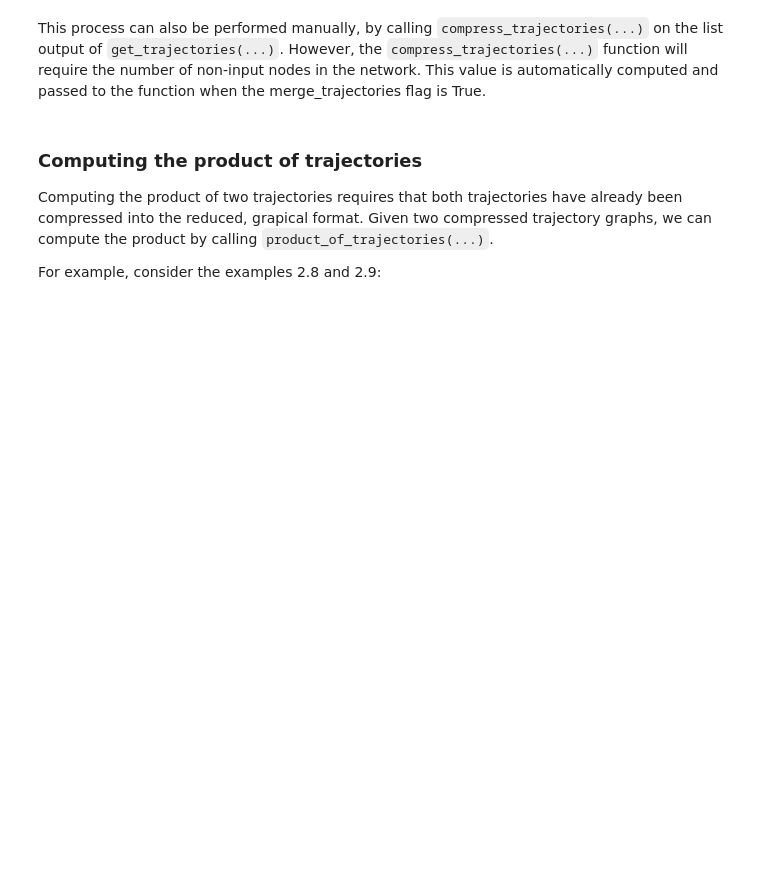
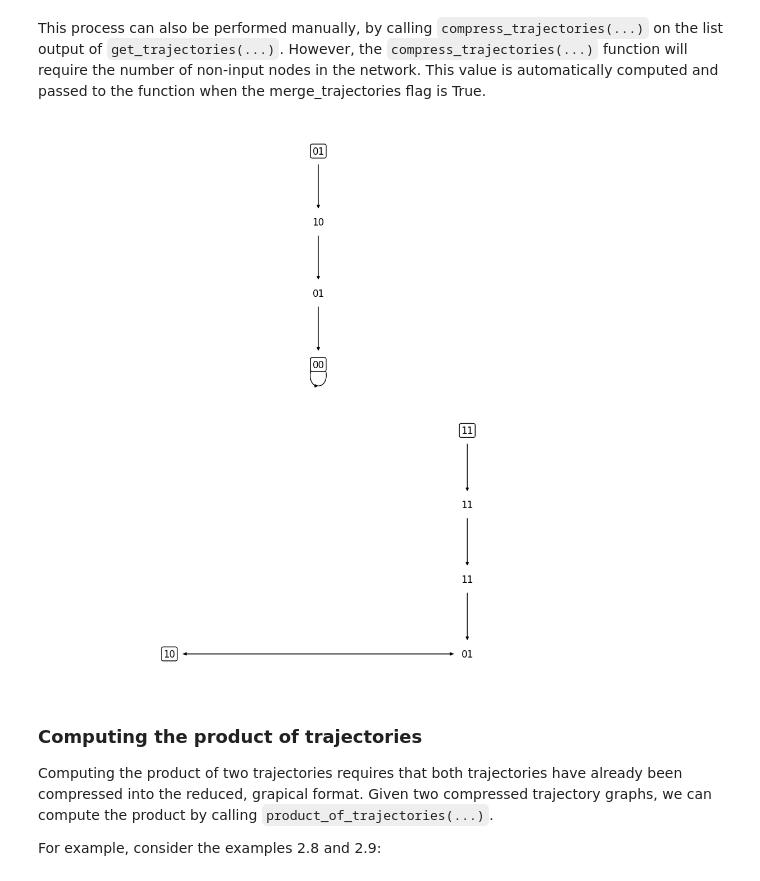
Before and after one commit to ckadelka/BoolForge, a Jupyter notebook: tutorials/tutorial_dynamics_decomposition.ipynb, the cells around one changed output. Saved outputs shown, nothing was run; the diff lists cells and outputs as text; code cells hidden in the pictures; blank space fills up the shorter version.

```diff
--- a/tutorials/tutorial_dynamics_decomposition.ipynb
+++ b/tutorials/tutorial_dynamics_decomposition.ipynb
@@ -98,11 +105,13 @@ on the list output of `get_trajectories(...)`. However, the `compress_trajectori
 function will require the number of non-input nodes in the network. This value
 is automatically computed and passed to the function when the merge_trajectories flag is True.
 # %%
-trajectories = bn.get_trajectories(non_periodic_component = non_periodic,
-                                   periodic_component = periodic,
+trajectories = bn.get_trajectories(transient_input_sequence = non_periodic,
+                                   periodic_input_sequence = periodic,
                                    merge_trajectories = False)
 G = boolforge.compress_trajectories(trajectories, 2)
-boolforge.plot_trajectory(G, show = False);
+boolforge.plot_trajectory(G, show = True);
+# %% [output]
+[figure, added]
 # %% [markdown]
 ### Computing the product of trajectories
 Computing the product of two trajectories requires that both trajectories have
```
Also changed, not shown: parts of 13 cells of this notebook, 7 other files.
